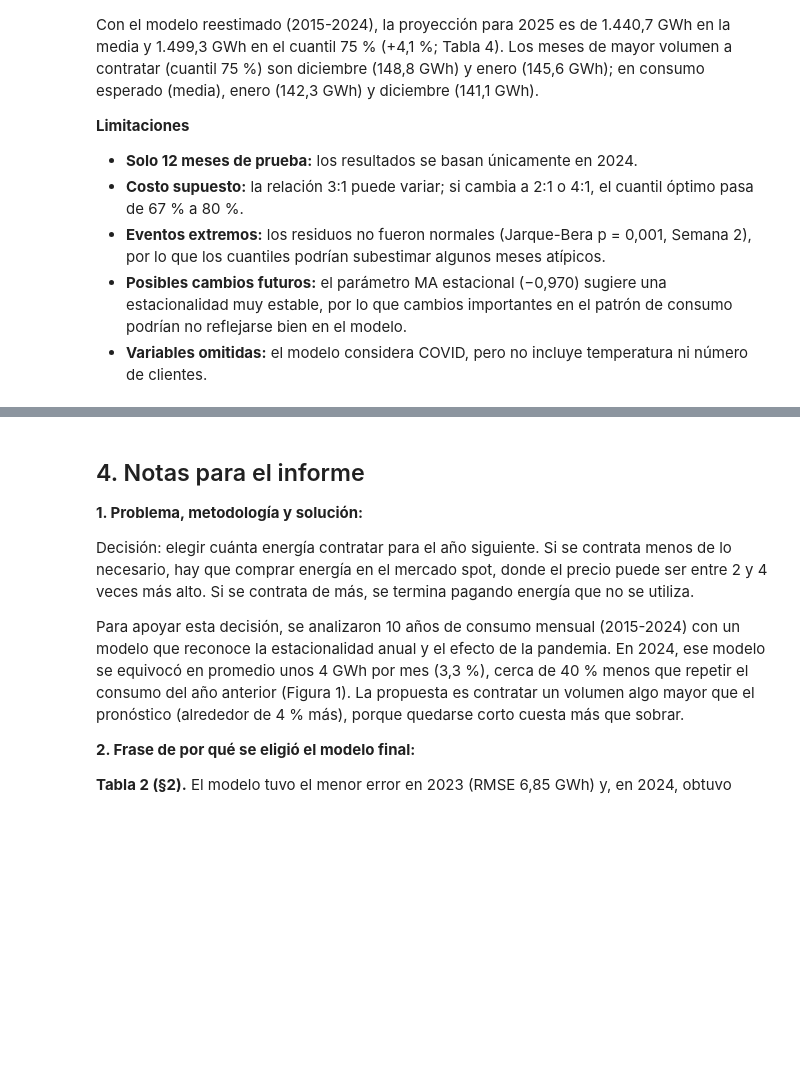
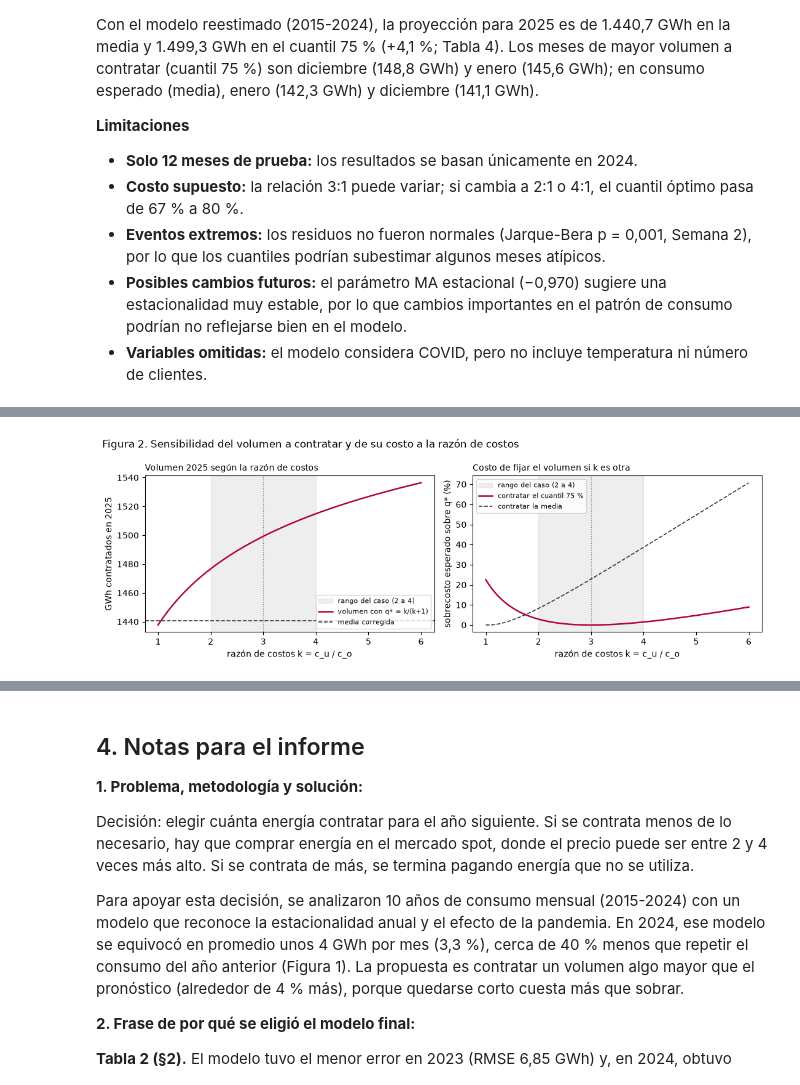
Before and after one commit to robertomoncada-blip/Magister_ciencia_datos, a Jupyter notebook: MCDI505/notebooks/mcdi505_s4rmoncada.ipynb, the cells around one changed output, grey strips where cells are left out. Cells and saved outputs as stored; diff of their text form; code cells hidden in the pictures; blank space fills up the shorter version.

```diff
--- a/MCDI505/notebooks/mcdi505_s4rmoncada.ipynb
+++ b/MCDI505/notebooks/mcdi505_s4rmoncada.ipynb
@@ -398,0 +471,24 @@ Con el modelo reestimado (2015-2024), la proyección para 2025 es de 1.440,7 GWh
+# %%
+# Figura 2: volumen 2025 según k (izquierda) y sobrecosto esperado de fijar el 75 % o la media (derecha)
+k_fino = np.linspace(1, 6, 101)
+vol_fino = [cuantil(mu25, sd25, k / (k + 1)).sum() for k in k_fino]
+sc75 = [100 * (costo_esperado(v75_25, mu25, sd25, k) / costo_esperado(cuantil(mu25, sd25, k / (k + 1)), mu25, sd25, k) - 1) for k in k_fino]
+scm = [100 * (costo_esperado(media25, mu25, sd25, k) / costo_esperado(cuantil(mu25, sd25, k / (k + 1)), mu25, sd25, k) - 1) for k in k_fino]
+
+fig, (a1, a2) = plt.subplots(1, 2, figsize=(11, 3.8))
+for ax in (a1, a2):
+    ax.axvspan(2, 4, color="#777777", alpha=0.12, label="rango del caso (2 a 4)")
+    ax.axvline(3, color="#777777", ls=":", lw=1)
+    ax.set_xlabel("razón de costos k = c_u / c_o")
+a1.plot(k_fino, vol_fino, color="#b30338", lw=1.8, label="volumen con q* = k/(k+1)")
+a1.axhline(media25.sum(), color="#333333", ls="--", lw=1.2, label="media corregida")
+a1.set_ylabel("GWh contratados en 2025"); a1.set_title("Volumen 2025 según la razón de costos", loc="left", fontsize=10)
+a1.legend(fontsize=8, loc="lower right")
+a2.plot(k_fino, sc75, color="#b30338", lw=1.8, label="contratar el cuantil 75 %")
+a2.plot(k_fino, scm, color="#333333", lw=1.2, ls="--", label="contratar la media")
+a2.set_ylabel("sobrecosto esperado sobre q* (%)"); a2.set_title("Costo de fijar el volumen si k es otra", loc="left", fontsize=10)
+a2.legend(fontsize=8, loc="upper left")
+fig.suptitle("Figura 2. Sensibilidad del volumen a contratar y de su costo a la razón de costos", x=0.01, ha="left")
+plt.tight_layout(); plt.show()
+# %% [output]
+[figure, added]
```
Also changed, not shown: parts of 5 cells of this notebook, 1 other file.
